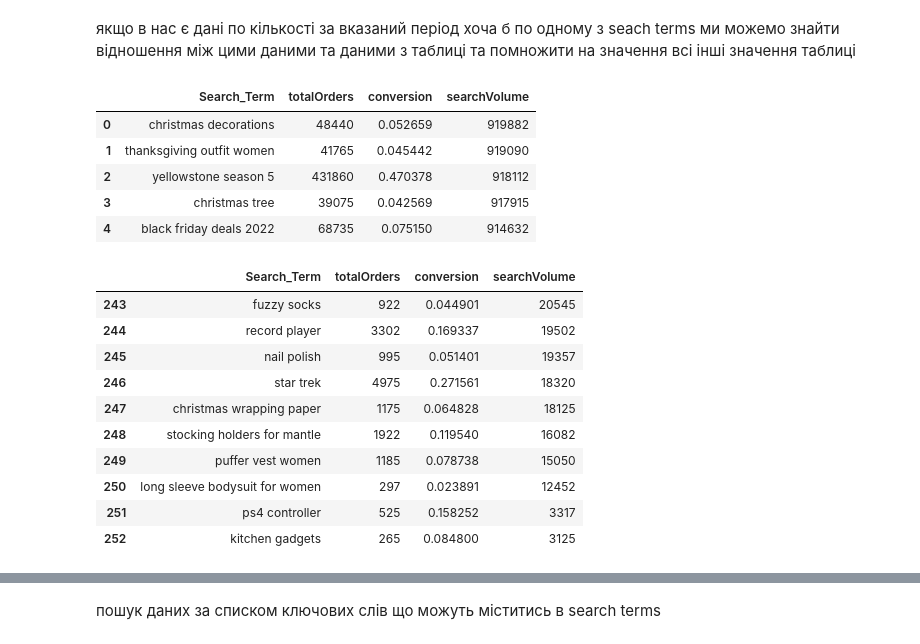
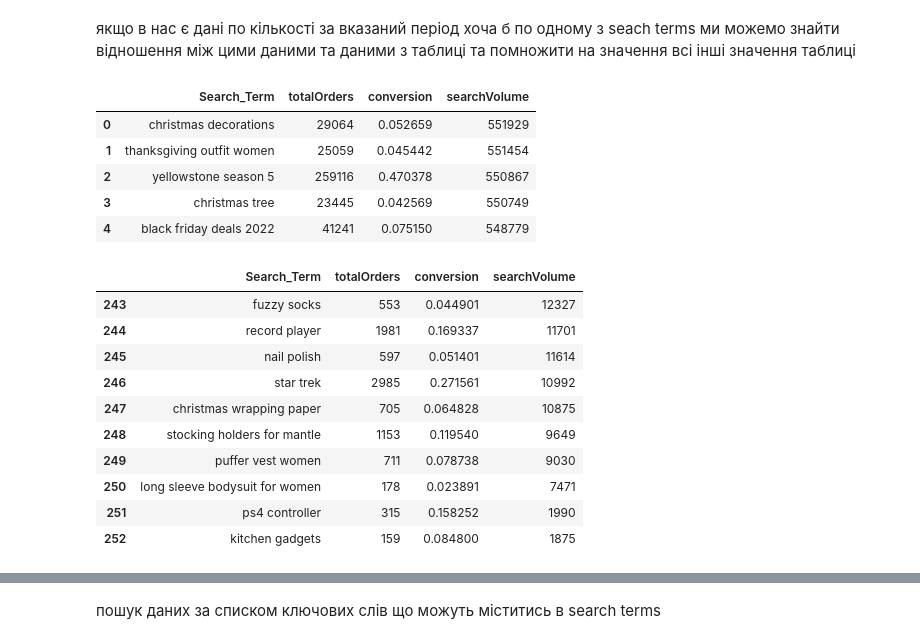
Before and after one commit to Oleksandr190378/data-computing, a Jupyter notebook: search_term_1.ipynb, the cells around one changed output, grey strips where cells are left out. Saved outputs shown, nothing was run; the diff lists cells and outputs as text; code cells hidden in the pictures.

```diff
--- a/search_term_1.ipynb
+++ b/search_term_1.ipynb
@@ -726,7 +726,7 @@ def process_data(df: pd.DataFrame, DELTA=0.05) -> pd.DataFrame:
     result_df = pd.DataFrame(columns=['Search_Term', 'totalOrders', 'conversion', 'searchVolume'])
 
     # Ініціалізуємо попередній searchVolume як 0
-    с = 0
+    prev_search_volume = 0
 
     for _, row in df.iterrows():
         conversions = list(filter(None, [row['Conversion_Share_1'], row['Conversion_Share_2'], row['Conversion_Share_3']]))
@@ -820,36 +820,36 @@ process_df.tail()
 # %%
 
 def multiply_and_round(n, df):
     # Копіюємо DataFrame, щоб уникнути змін у вихідному DataFrame
     result_df = df.copy()
 
     # Помножуємо та округляємо значення в стовпцях
     result_df['totalOrders'] = (result_df['totalOrders'] * n).round().astype(int)
     result_df['searchVolume'] = (result_df['searchVolume'] * n).round().astype(int)
 
     return result_df
 
 # Виводимо результат
-res_df = multiply_and_round(2.5, process_df)
+res_df = multiply_and_round(1.5, process_df)
 res_df.head()
 # %% [output]
 |  | Search_Term | totalOrders | conversion | searchVolume |
-| 0 | christmas decorations | 48440 | 0.052659 | 919882 |
-| 1 | thanksgiving outfit women | 41765 | 0.045442 | 919090 |
-| 2 | yellowstone season 5 | 431860 | 0.470378 | 918112 |
-| 3 | christmas tree | 39075 | 0.042569 | 917915 |
-| 4 | black friday deals 2022 | 68735 | 0.075150 | 914632 |
+| 0 | christmas decorations | 29064 | 0.052659 | 551929 |
+| 1 | thanksgiving outfit women | 25059 | 0.045442 | 551454 |
+| 2 | yellowstone season 5 | 259116 | 0.470378 | 550867 |
+| 3 | christmas tree | 23445 | 0.042569 | 550749 |
+| 4 | black friday deals 2022 | 41241 | 0.075150 | 548779 |
 # %%
 res_df.tail(10)
 # %% [output]
 |  | Search_Term | totalOrders | conversion | searchVolume |
-| 243 | fuzzy socks | 922 | 0.044901 | 20545 |
-| 244 | record player | 3302 | 0.169337 | 19502 |
-| 245 | nail polish | 995 | 0.051401 | 19357 |
-| 246 | star trek | 4975 | 0.271561 | 18320 |
-| 247 | christmas wrapping paper | 1175 | 0.064828 | 18125 |
-| 248 | stocking holders for mantle | 1922 | 0.119540 | 16082 |
-| 249 | puffer vest women | 1185 | 0.078738 | 15050 |
-| 250 | long sleeve bodysuit for women | 297 | 0.023891 | 12452 |
-| 251 | ps4 controller | 525 | 0.158252 | 3317 |
-| 252 | kitchen gadgets | 265 | 0.084800 | 3125 |
+| 243 | fuzzy socks | 553 | 0.044901 | 12327 |
+| 244 | record player | 1981 | 0.169337 | 11701 |
+| 245 | nail polish | 597 | 0.051401 | 11614 |
+| 246 | star trek | 2985 | 0.271561 | 10992 |
+| 247 | christmas wrapping paper | 705 | 0.064828 | 10875 |
+| 248 | stocking holders for mantle | 1153 | 0.119540 | 9649 |
+| 249 | puffer vest women | 711 | 0.078738 | 9030 |
+| 250 | long sleeve bodysuit for women | 178 | 0.023891 | 7471 |
+| 251 | ps4 controller | 315 | 0.158252 | 1990 |
+| 252 | kitchen gadgets | 159 | 0.084800 | 1875 |
```
Also changed, not shown: parts of 6 cells of this notebook.
